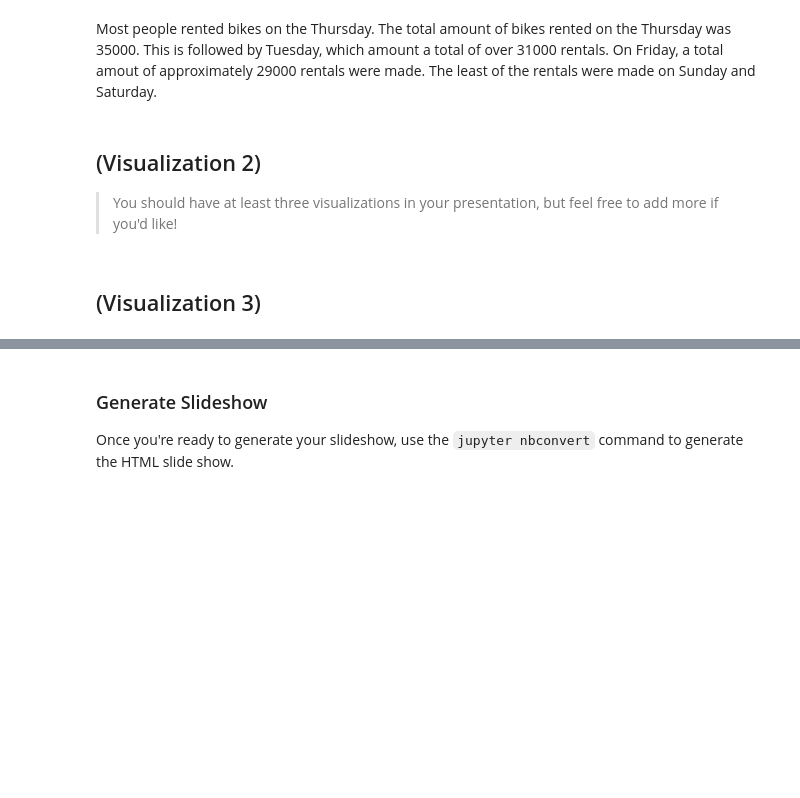
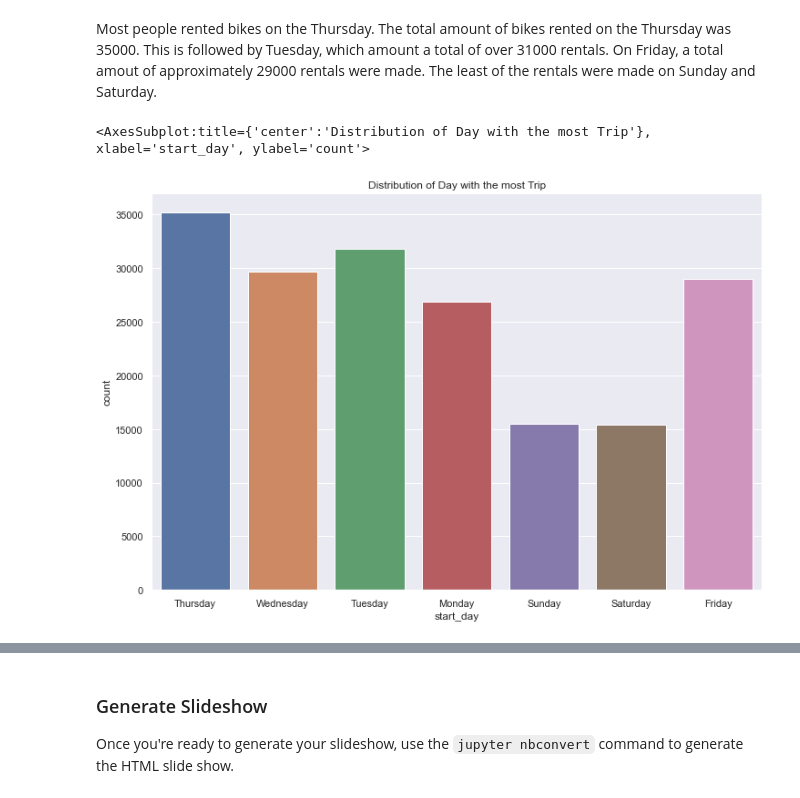
Before and after one commit to Eben-Success/Udacity_Data_Analysis_Projects, a Jupyter notebook: Project 3/Part_II_slide_deck_template.ipynb, the cells around one changed output, grey strips where cells are left out. Saved outputs shown, nothing was run; the diff lists cells and outputs as text; code cells hidden in the pictures; blank space fills up the shorter version.

```diff
--- a/Project 3/Part_II_slide_deck_template.ipynb
+++ b/Project 3/Part_II_slide_deck_template.ipynb
@@ -78,6 +78,13 @@ df['start_hour'] = df['start_time'] .dt.strftime('%H')
 df['start_day'] = df['start_time'] .dt.strftime('%A')
 
 df['start_month'] = df['start_time'] .dt.strftime('%B')
+# %%
+df['duration_min'] = (df['duration_sec'] / 60)
+df['duration_min'] = df['duration_min'].astype(int)
+
+# Dropping the duration_sec columns
+
+df.drop(['duration_sec'], axis=1, inplace=True)
 # %% [markdown]
 > Note that the above cells have been set as "Skip"-type slides. That means
 that when the notebook is rendered as http slides, those cells won't show up.
@@ -97,10 +104,11 @@ that when the notebook is rendered as http slides, those cells won't show up.
 > **Rubric Tip**: All plots in the slideshow are polished, meaning all plots have a title, labeled x/y axes (with units), x/y ticks, and legends.
 # %% [markdown]
 Most people rented bikes on the Thursday. The total amount of bikes rented on the Thursday was 35000. This is followed by Tuesday, which amount a total of over 31000 rentals. On Friday,  a total amout of approximately 29000 rentals were made. The least of the rentals were made on Sunday and Saturday.
-# %% [markdown]
-## (Visualization 2)
-
-> You should have at least three visualizations in your presentation,
-but feel free to add more if you'd like!
-# %% [markdown]
-## (Visualization 3)
+# %%
+sn.set_theme(style='darkgrid')
+plt.figure(figsize=[12,8])
+plt.title('Distribution of Day with the most Trip')
+sn.countplot(df['start_day'])
+# %% [output]
+<AxesSubplot:title={'center':'Distribution of Day with the most Trip'}, xlabel='start_day', ylabel='count'>
+[figure, added]
```
Also changed, not shown: parts of 12 cells of this notebook, 1 other file.
